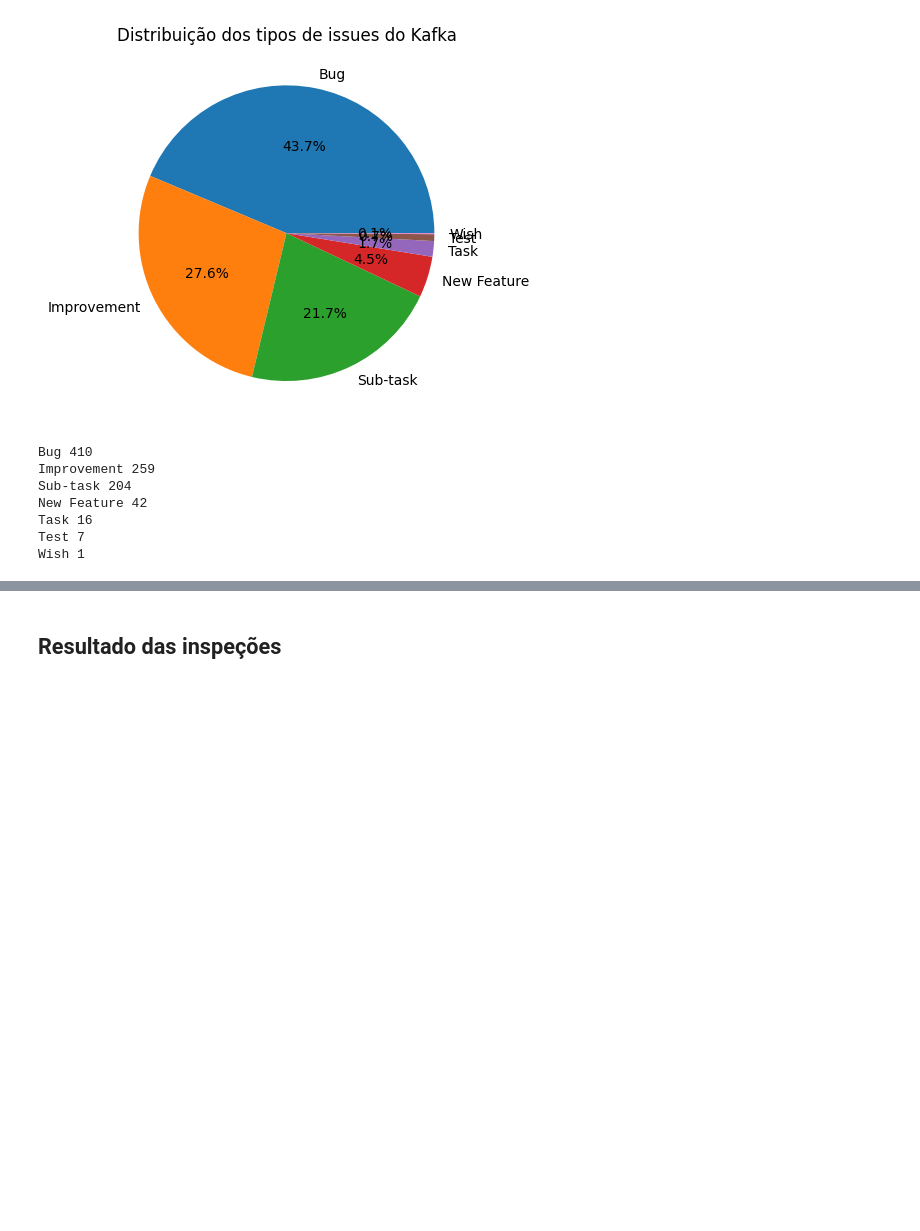
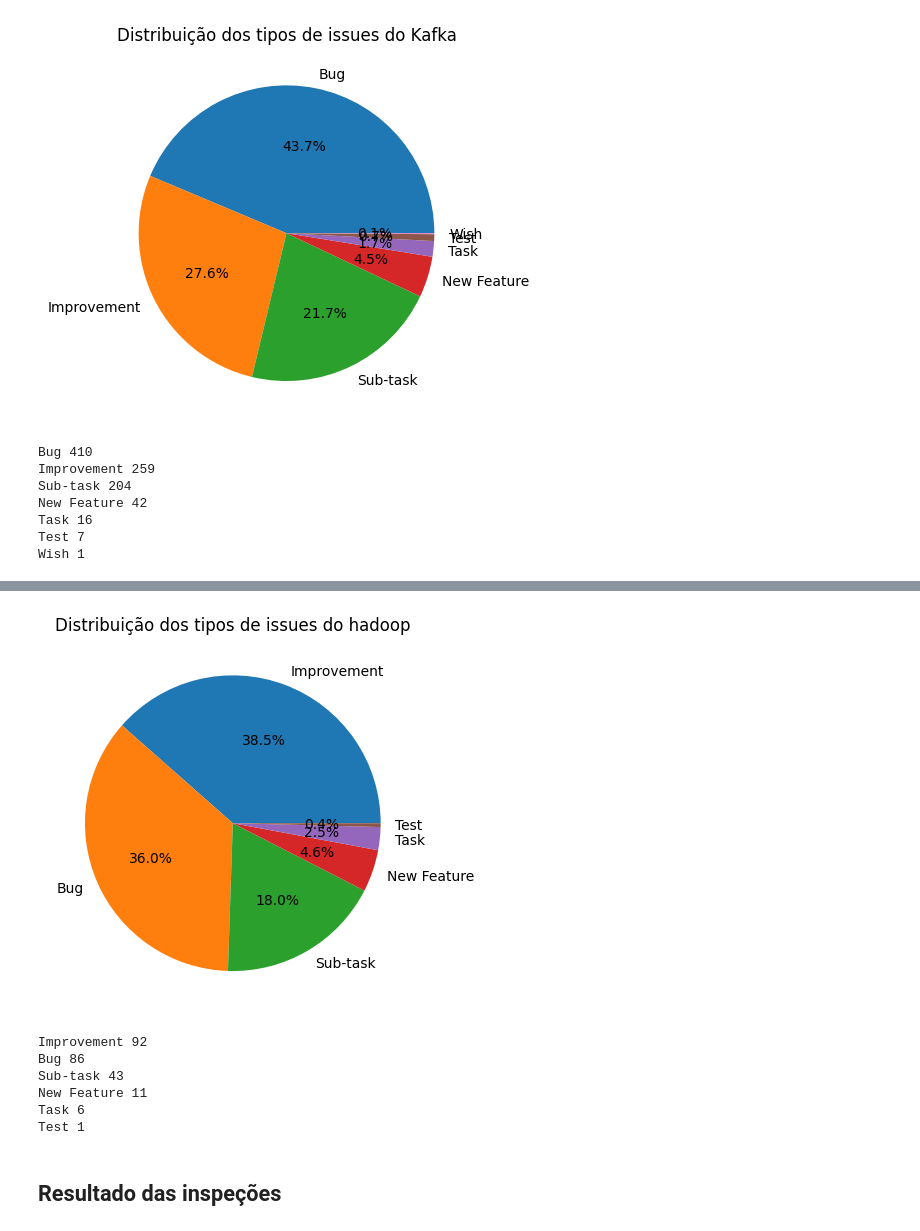
Before and after one commit to armandossrecife/my_validation3, a Jupyter notebook: my_comparison.ipynb, the cells around one changed output, grey strips where cells are left out. Drawn from its saved outputs; the diff is of its cells as text; code cells hidden in the pictures; blank space fills up the shorter version.

```diff
--- a/my_comparison.ipynb
+++ b/my_comparison.ipynb
@@ -304,6 +330,7 @@ activemq_issues_ins 100%[===================>]  12.39K  --.-KB/s    in 0.005s
 df_cassandra_commits_with_critical_classes = pd.read_excel('cassandra_commits_arquivos_criticos.xlsx')
 df_kafka_commits_critical_classes = pd.read_excel('kafka_commits_with_critical_classes.xlsx')
 df_activemq_commits_critical_classes = pd.read_excel('activemq_commits_with_critical_classes.xlsx')
+df_hadoop_commits_critical_classes = pd.read_excel('hadoop_commits_with_critical_classes.xlsx')
 
 # Issues (Cassandra)
 df_cassandra_issues_commits_critical_classes = pd.read_excel('cassandra_issues_in_commits_arquivos_criticos.xlsx')
@@ -314,10 +341,14 @@ df_kafka_issues_commits_critical_classes = pd.read_excel('kafka_issues_in_commit
 # Issues (ActiveMQ)
 df_activemq_issues_commits_critical_classes = pd.read_excel('activemq_issues_in_commits_with_critical_classes.xlsx')
 
+# Issues (ActiveMQ)
+df_hadoop_issues_commits_critical_classes = pd.read_excel('hadoop_issues_in_commits_with_critical_classes.xlsx')
+
 # Inspections
 df_cassandra_issues_inspected = pd.read_excel('cassandra_issues_inspected.xlsx')
 df_activemq_issues_inspected = pd.read_excel('activemq_issues_inspected.xlsx')
 df_kafka_issues_inspected = pd.read_excel('kafka_issues_inspected.xlsx')
+df_hadoop_issues_inspected = pd.read_excel('hadoop_issues_inspected.xlsx')
 # %% [markdown]
 ## Importa arquivos de inspeção
 
@@ -471,3 +535,13 @@ Wish 1
+# %%
+show_pie(my_df=df_hadoop_issues_commits_critical_classes, my_field='issue_type', my_title='Distribuição dos tipos de issues do hadoop')
+# %% [output]
+[figure, added]
+Improvement 92
+Bug 86
+Sub-task 43
+New Feature 11
+Task 6
+Test 1
 # %% [markdown]
 ## Resultado das inspeções
 # %% [markdown]
```
Also changed, not shown: parts of 36 cells of this notebook.
